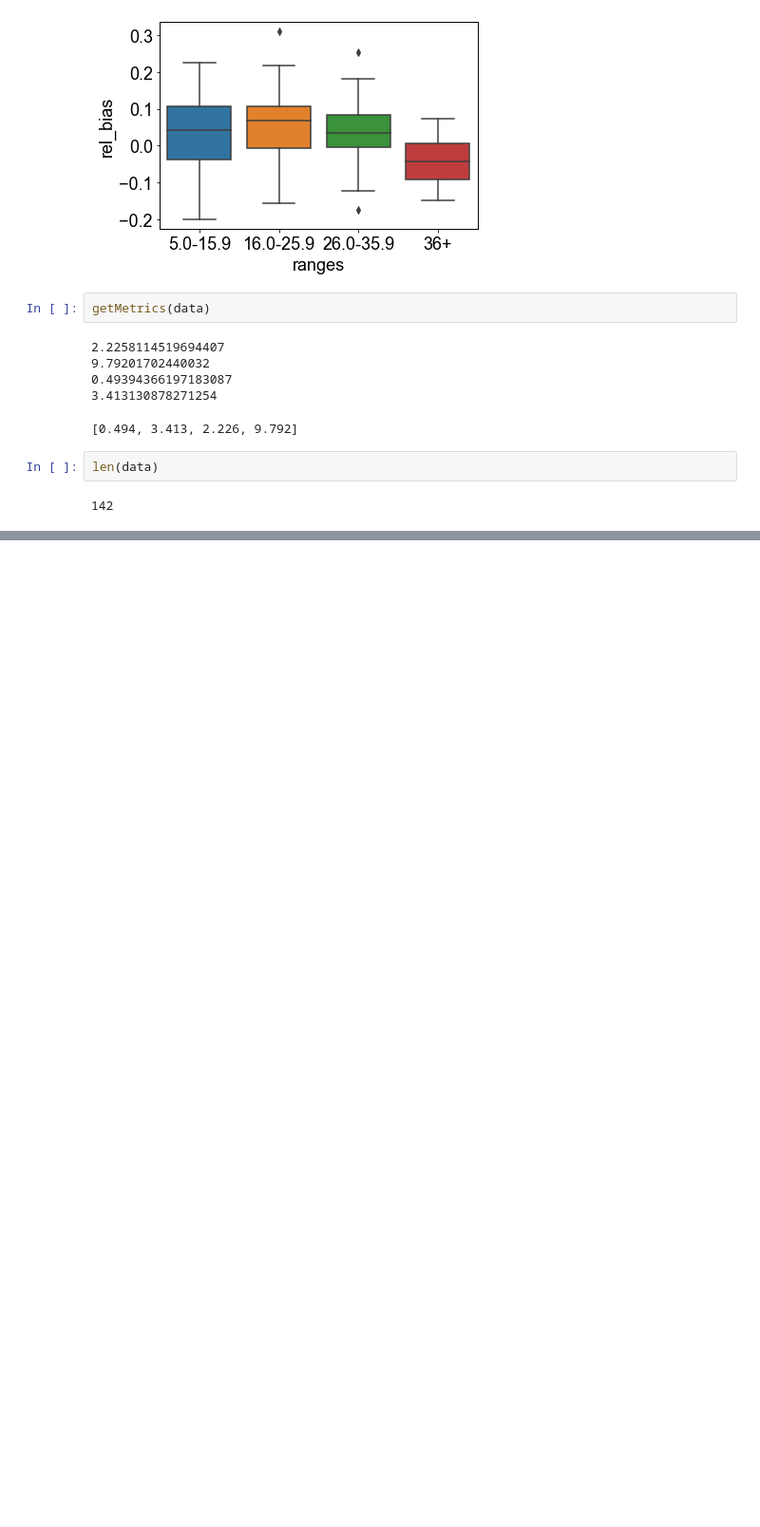
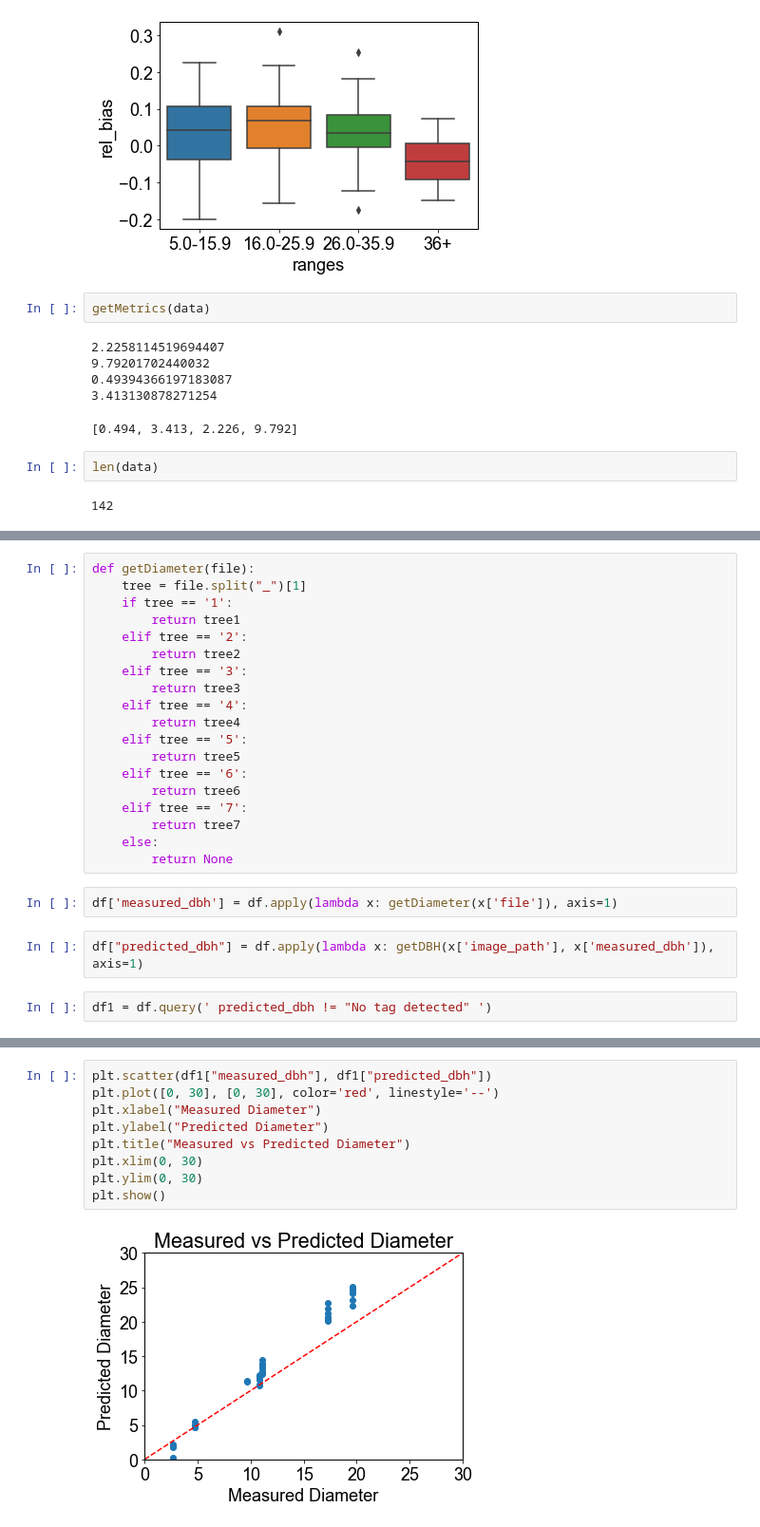
Before and after one commit to eai6/pv_mrv, a Jupyter notebook: statistical_analysis/tree_dbh_model_testing copy.ipynb, the cells around one changed output, grey strips where cells are left out. Shown at 95% size. Drawn from its saved outputs; the diff is of its cells as text; blank space fills up the shorter version.

```diff
--- a/statistical_analysis/tree_dbh_model_testing copy.ipynb
+++ b/statistical_analysis/tree_dbh_model_testing copy.ipynb
@@ -594,0 +625,25 @@ len(data)
+# %%
+def getDiameter(file):
+    tree = file.split("_")[1]
+    if tree == '1':
+        return tree1
+    elif tree == '2':
+        return tree2
+    elif tree == '3':
+        return tree3
+    elif tree == '4':
+        return tree4
+    elif tree == '5':
+        return tree5
+    elif tree == '6':
+        return tree6
+    elif tree == '7':
+        return tree7
+    else:
+        return None
+# %%
+df['measured_dbh'] = df.apply(lambda x: getDiameter(x['file']), axis=1)
+# %%
+df["predicted_dbh"] = df.apply(lambda x: getDBH(x['image_path'], x['measured_dbh']), axis=1)
+# %%
+df1 = df.query(' predicted_dbh != "No tag detected" ')
@@ -594,0 +658,11 @@ len(data)
+# %%
+plt.scatter(df1["measured_dbh"], df1["predicted_dbh"])
+plt.plot([0, 30], [0, 30], color='red', linestyle='--')
+plt.xlabel("Measured Diameter")
+plt.ylabel("Predicted Diameter")
+plt.title("Measured vs Predicted Diameter")
+plt.xlim(0, 30)
+plt.ylim(0, 30)
+plt.show()
+# %% [output]
+[figure, added]
```
Also changed, not shown: parts of 45 cells of this notebook, 9 other files.
